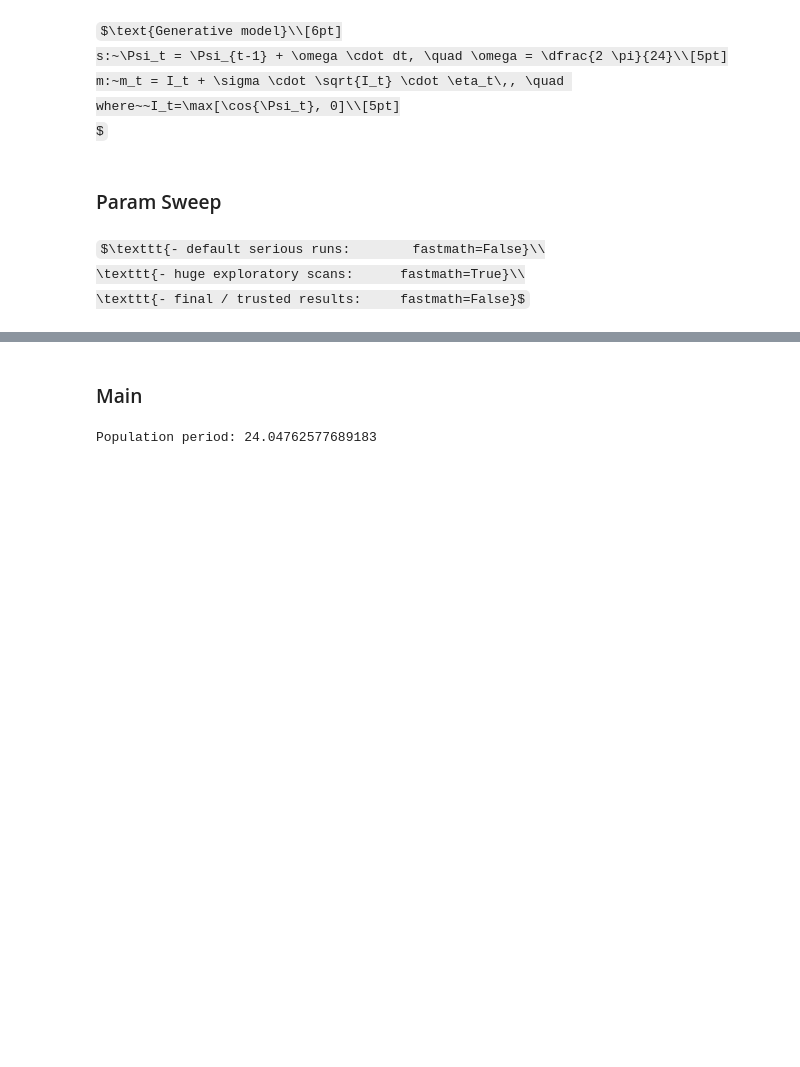
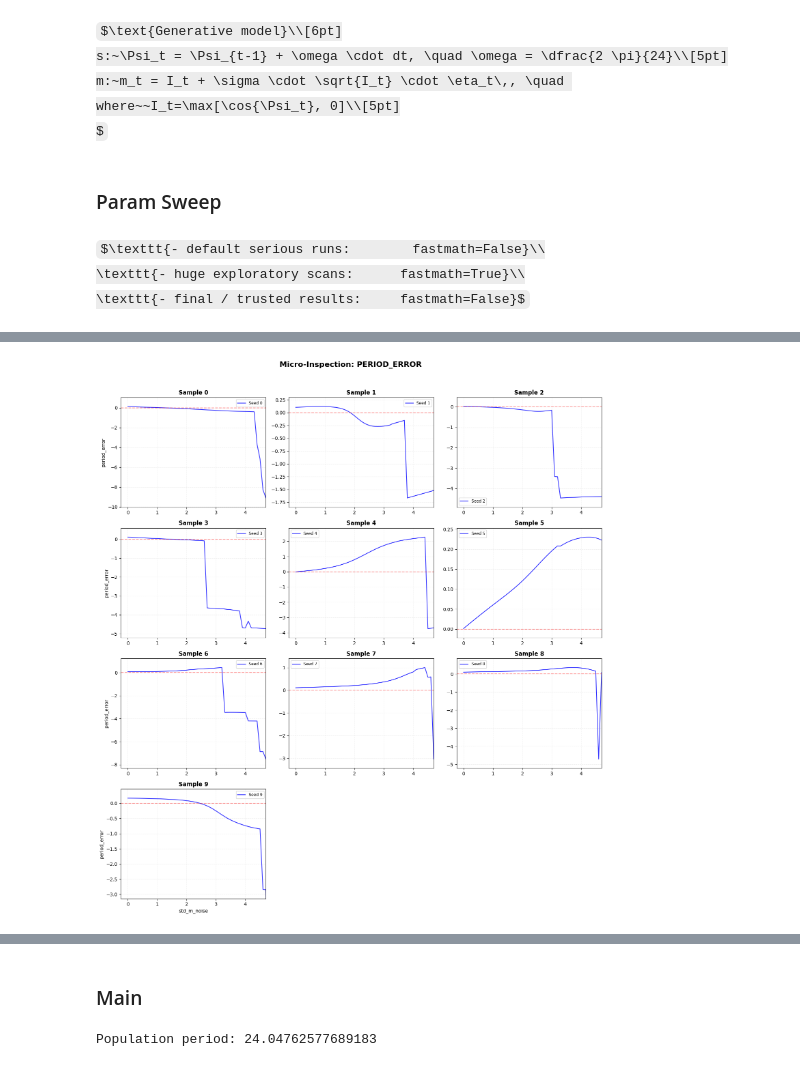
Before and after one commit to psyentistJJ/SCN, a Jupyter notebook: SL_model/SCN_entrainment.ipynb, the cells around one changed output, grey strips where cells are left out. Cells and saved outputs as stored; diff of their text form; code cells hidden in the pictures; some formulas as TeX source; blank space fills up the shorter version.

```diff
--- a/SL_model/SCN_entrainment.ipynb
+++ b/SL_model/SCN_entrainment.ipynb
@@ -88,10 +64,0 @@ seeds: [42, 142, 242, 342, 442, 542]
-# %%
-seed_pack = {'init_seed': 42, 'period_seed':142, 'W_seed': 242, 'm_noise_seed': 342,
-             'phase_noise_seed': 442, 'syn_noise_seed': 542}
-
-payload = run_1D_sweep(base_config,
-                       sweep_param='N',
-                       sweep_range=np.arange(200, 5200, 200),
-                       seed_pack = seed_pack
-                       )
-plotting_1D_sweep(payload);
@@ -118,11 +64,0 @@ seeds: [42, 142, 242, 342, 442, 542]
-# %%
-seed_list = [142, 143, 144, 145]
-for s in seed_list:
-    seed_pack['period_seed'] = s
-
-    payload = run_1D_sweep(base_config,
-                        sweep_param='std_period',
-                        sweep_range=np.arange(0, 7, 1),
-                        seed_pack = seed_pack
-                        )
-    plotting_1D_sweep(payload);
@@ -201,0 +65,4 @@ seeds: [42, 145, 242, 342, 442]
+# %%
+plot_inspection_grid(payload, target_metric='period_error', xlim=(0,4.7));
+# %% [output]
+[figure, added]
```
Also changed, not shown: parts of 13 cells of this notebook, 3 other files.
